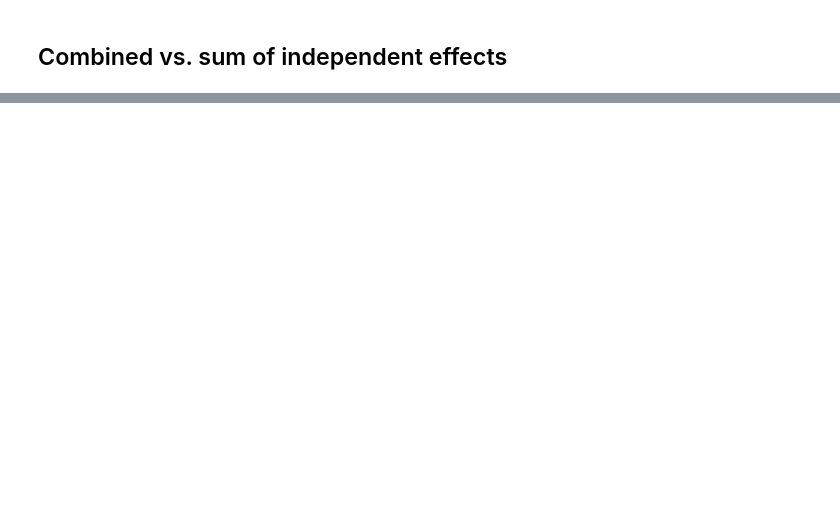
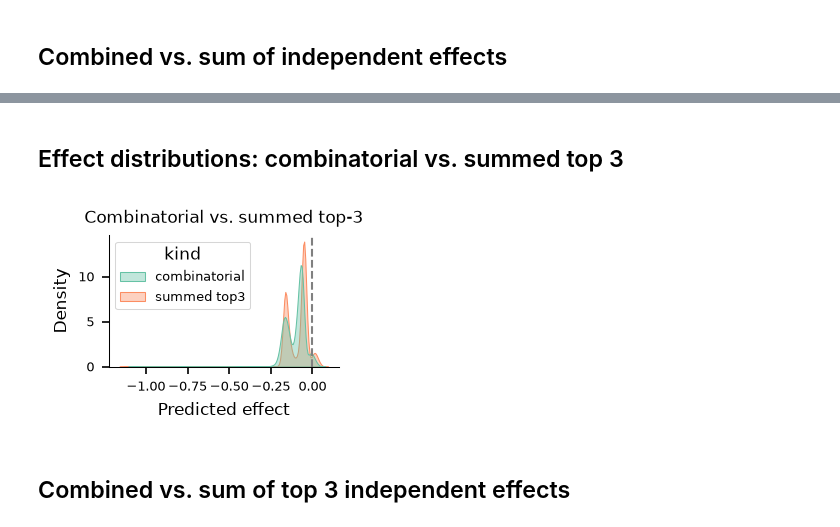
Before and after one commit to DiasFrazerGroup/wigttsoip, a Jupyter notebook: notebooks/hbb.ipynb, the cells around one changed output, grey strips where cells are left out. Saved outputs shown, nothing was run; the diff lists cells and outputs as text; code cells hidden in the pictures; blank space fills up the shorter version.

```diff
--- a/notebooks/hbb.ipynb
+++ b/notebooks/hbb.ipynb
@@ -33,6 +36,7 @@ CHROMOSOME = "chr11"
 SCALE = "full"
 ROOT = ".."
 WHOLE_VS_SUM_PARTS = f"{ROOT}/results/03-analysis/hbb_wholeblood/whole_vs_sum_parts.{SCALE}.parquet"
+UNIQUE_VARIANT_SCORES = f"{ROOT}/results/03-analysis/hbb_wholeblood/unique_variant_scores.{SCALE}.parquet"
 GTF_PARQUET = f"{ROOT}/data/raw/GENCODE/release_46/gencode.v46.annotation.gtf.parquet"
 
 WINDOW = {"dev": (5221202, 5237586), "full": (4705106, 5753682)}[SCALE]
@@ -43,6 +47,12 @@ combined = con.execute(
     "SELECT * FROM read_parquet(?) WHERE track_name = ? AND track_strand = ?",
     [WHOLE_VS_SUM_PARTS, TRACK_NAME, TRACK_STRAND],
 ).df()
+
+singles = con.execute(
+    "SELECT * FROM read_parquet(?) WHERE track_name = ? AND track_strand = ?",
+    [UNIQUE_VARIANT_SCORES, TRACK_NAME, TRACK_STRAND],
+).df()
+score_by_variant = singles.set_index("variant")["score"]
 
 # 1000 Genomes population/ancestry panel (IGSR/NYGC, matches this cohort's sample
 # IDs exactly) - read directly via pandas from the URL rather than adding a new
@@ -244,0 +277,22 @@ fig.tight_layout()
+# %% [markdown]
+## Effect distributions: combinatorial vs. summed top 3
+# %%
+effects_long = pd.concat([
+    combined[["whole_score"]].rename(columns={"whole_score": "effect"}).assign(kind="combinatorial"),
+    combined[["sum_top3_score"]].rename(columns={"sum_top3_score": "effect"}).assign(kind="summed top3"),
+])
+
+fig, ax = plt.subplots(figsize=(5.5*cm, 4*cm))
+sns.kdeplot(
+    data=effects_long, x="effect", hue="kind",
+    fill=True, common_norm=False, alpha=0.4, palette="Set2", ax=ax,
+)
+ax.axvline(0, color="gray", lw=1, ls="--")
+ax.set_xlabel("Predicted effect")
+ax.set_title("Combinatorial vs. summed top-3")
+fig.tight_layout()
+fig.savefig(os.path.join(PDF_DIR, "effect_distributions_top3.pdf"), bbox_inches="tight")
+# %% [output]
+[figure, added]
+# %% [markdown]
+## Combined vs. sum of top 3 independent effects
```
Also changed, not shown: parts of 17 cells of this notebook, 9 other files.
